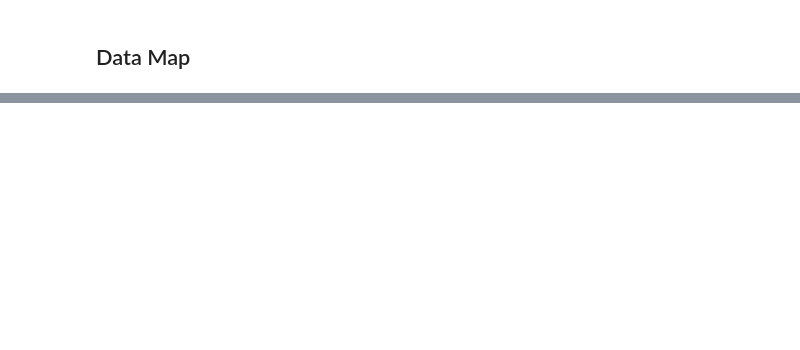
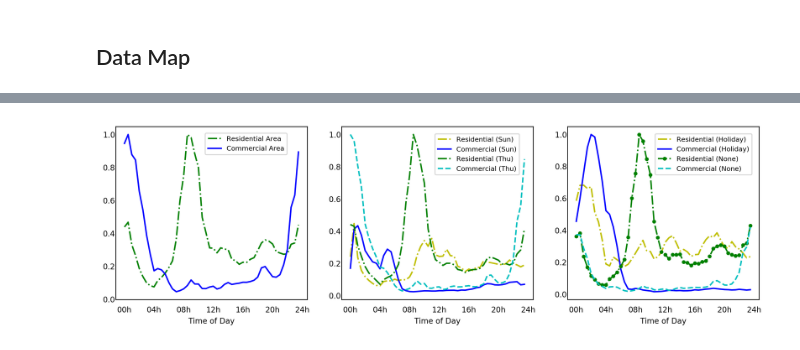
Before and after one commit to giallo41/taxi-demand, a Jupyter notebook: source/output_check.ipynb, the cells around one changed output, grey strips where cells are left out. Drawn from its saved outputs; the diff is of its cells as text; code cells hidden in the pictures; blank space fills up the shorter version.

```diff
--- a/source/output_check.ipynb
+++ b/source/output_check.ipynb
@@ -600,0 +1453,86 @@ plot_img(np.reshape(x_ed_input, (50, 50)))
+# %%
+fig = plt.figure(figsize=(11, 3), dpi=my_dpi)
+ax = plt.subplot(131)
+
+#ax.grid(linestyle='-', linewidth=0.5)
+#ytick_list = np.arange(0, 1, 0.1)
+trs_list = range(0, 48)
+
+trs_plot_list = ['00h', '04h','08h','12h', '16h', '20h', '24h', '28h']#, '24h']
+
+
+                 #np.arange(0, 48, 4)
+
+#plt.title('Data Distribution')
+
+plt.plot(trs_list, resid_tm, 'g-.', label="Residential Area")
+plt.plot(trs_list, office_tm, 'b-', label="Commercial Area")
+
+
+plt.tick_params(axis="both", which="both", bottom="off", top="off",
+                    labelbottom="on", left="off", right="off", labelleft="on")
+
+plt.xticks(np.arange(0, 49, 8), trs_plot_list, fontsize=8,color='black', horizontalalignment='center')
+#plt.yticks(ytick_list, ytick_list, fontsize=8,color='black', horizontalalignment='center')
+plt.yticks(fontsize=8,color='black', horizontalalignment='center')
+plt.xlabel('Time of Day',  fontsize=8)
+#plt.ylabel('MAPE(%)' ,  fontsize=12)
+
+plt.legend(bbox_to_anchor=(0.45, 0.9), loc=6,ncol=1, fontsize=7)
+
+
+ax = plt.subplot(132)
+
+#ax.grid(linestyle='-', linewidth=0.5)
+#ytick_list = np.arange(10, 41, 5)
+trs_list = range(0, 48)
+#trs_plot_list = np.arange(0, 48, 4)
+trs_plot_list = ['00h', '04h','08h','12h', '16h', '20h', '24h', '28h']#, '24h']
+
+#plt.title('Data Distribution')
+
+plt.plot(trs_list, resid_wk_sun, 'y-.', label="Residential (Sun)")
+plt.plot(trs_list, office_wk_sun, 'b-', label="Commercial (Sun)")
+plt.plot(trs_list, resid_wk_thu, 'g-.', label="Residential (Thu)")
+plt.plot(trs_list, office_wk_thu, 'c--', label="Commercial (Thu)")
+
+
+plt.tick_params(axis="both", which="both", bottom="off", top="off",
+                    labelbottom="on", left="off", right="off", labelleft="on")
+
+plt.xticks(np.arange(0, 49, 8), trs_plot_list, fontsize=8,color='black', horizontalalignment='center')
+plt.yticks(fontsize=8,color='black', horizontalalignment='center')
+plt.xlabel('Time of Day',  fontsize=8)
+
+plt.legend(bbox_to_anchor=(0.47, 0.84), loc=6,ncol=1, fontsize=7)
+
+
+ax = plt.subplot(133)
+
+#ax.grid(linestyle='-', linewidth=0.5)
+#ytick_list = np.arange(10, 41, 5)
+trs_list = range(0, 48)
+#trs_plot_list = np.arange(0, 48, 4)
+trs_plot_list = ['00h', '04h','08h','12h', '16h', '20h', '24h', '28h']#, '24h']
+
+#plt.title('Data Distribution')
+
+plt.plot(trs_list, resid_wk_holi, 'y-.', label="Residential (Holiday)")
+plt.plot(trs_list, office_wk_holi, 'b-', label="Commercial (Holiday)")
+plt.plot(trs_list, resid_wk_non, 'g-..', label="Residential (None)")
+plt.plot(trs_list, office_wk_non, 'c--', label="Commercial (None)")
+
+
+plt.tick_params(axis="both", which="both", bottom="off", top="off",
+                    labelbottom="on", left="off", right="off", labelleft="on")
+
+plt.xticks(np.arange(0, 49, 8), trs_plot_list, fontsize=8,color='black', horizontalalignment='center')
+plt.yticks(fontsize=8,color='black', horizontalalignment='center')
+plt.xlabel('Time of Day',  fontsize=8)
+#plt.ylabel('MAPE(%)' ,  fontsize=12)
+
+plt.legend(bbox_to_anchor=(0.44, 0.84), loc=6,ncol=1, fontsize=7)
+
+plt.subplots_adjust(top=0.92, bottom=0.08, left=0.10, right=0.95, hspace=0.2, wspace=0.18)
+# %% [output]
+[figure, added]
```
Also changed, not shown: parts of 70 cells of this notebook.
